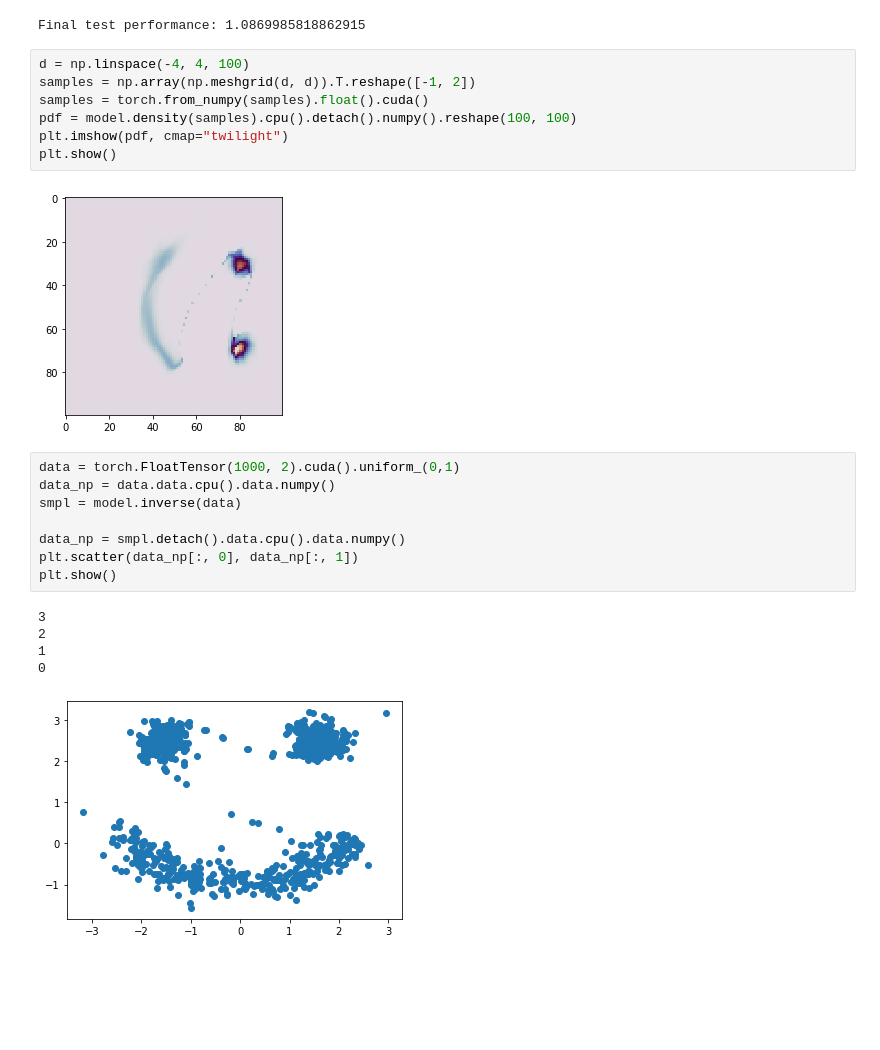
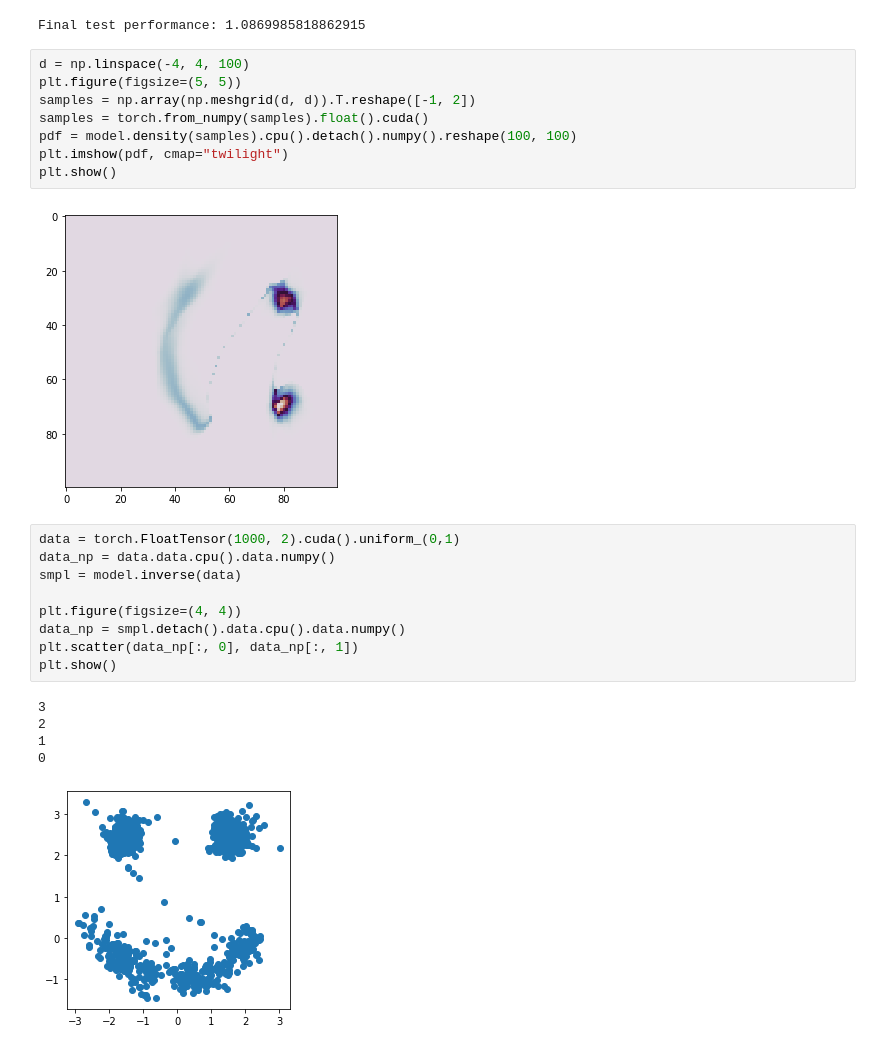
Before and after one commit to aliscafo/deep-unsupervised-learning-2019, a Jupyter notebook: hw2/task1.ipynb, the cells around one changed output. Drawn from its saved outputs; the diff is of its cells as text; blank space fills up the shorter version.

```diff
--- a/hw2/task1.ipynb
+++ b/hw2/task1.ipynb
@@ -493,27 +493,29 @@ print(f"Final test performance: {val_loss.item()}")
 Final test performance: 1.0869985818862915
 # %%
 d = np.linspace(-4, 4, 100)
+plt.figure(figsize=(5, 5))
 samples = np.array(np.meshgrid(d, d)).T.reshape([-1, 2])
 samples = torch.from_numpy(samples).float().cuda()
 pdf = model.density(samples).cpu().detach().numpy().reshape(100, 100)
 plt.imshow(pdf, cmap="twilight")
 plt.show()
 # %% [output]
-[figure, old version]
+[figure, new version]
 # %%
 data = torch.FloatTensor(1000, 2).cuda().uniform_(0,1)
 data_np = data.data.cpu().data.numpy()
 smpl = model.inverse(data)
 
+plt.figure(figsize=(4, 4))
 data_np = smpl.detach().data.cpu().data.numpy()
 plt.scatter(data_np[:, 0], data_np[:, 1])
 plt.show()
 # %% [output]
 3
 2
 1
 0
-[figure, old version]
+[figure, new version]
 # %%
 z2, z1, cs = model(torch.from_numpy(X).float().cuda())
 res = z2.detach().data.cpu().data.numpy()
```
Also changed, not shown: parts of 1 cell of this notebook.
